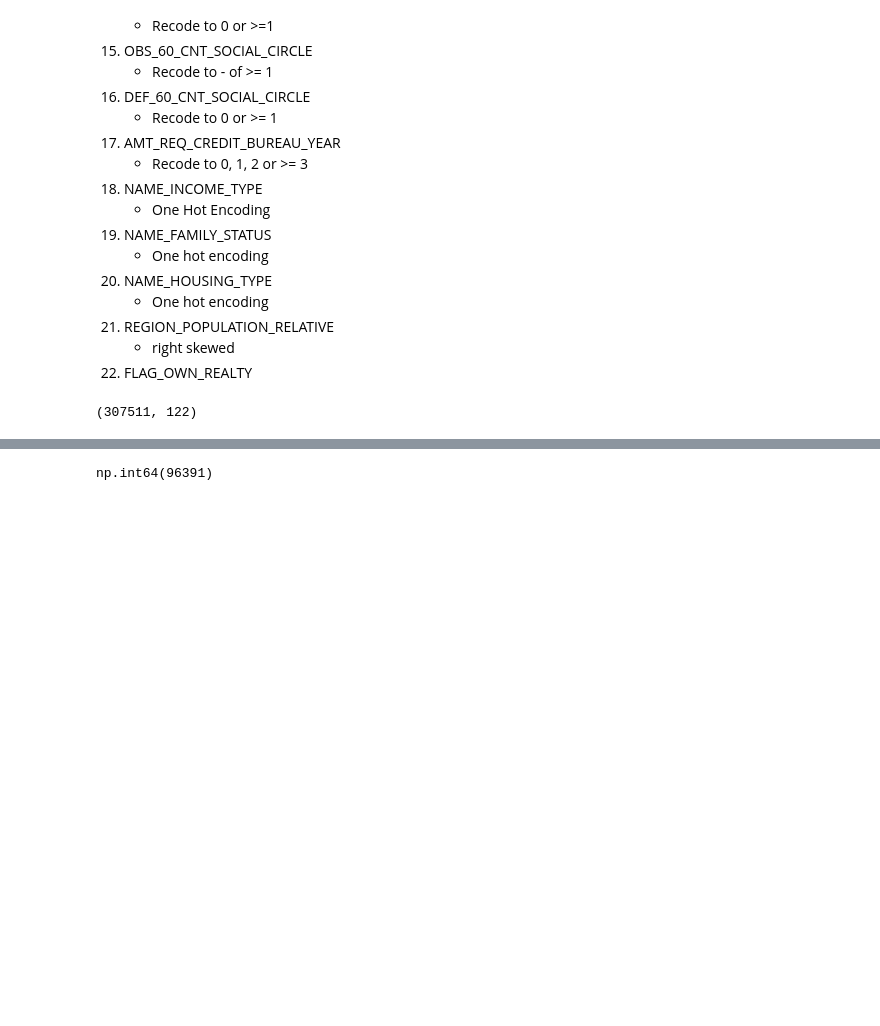
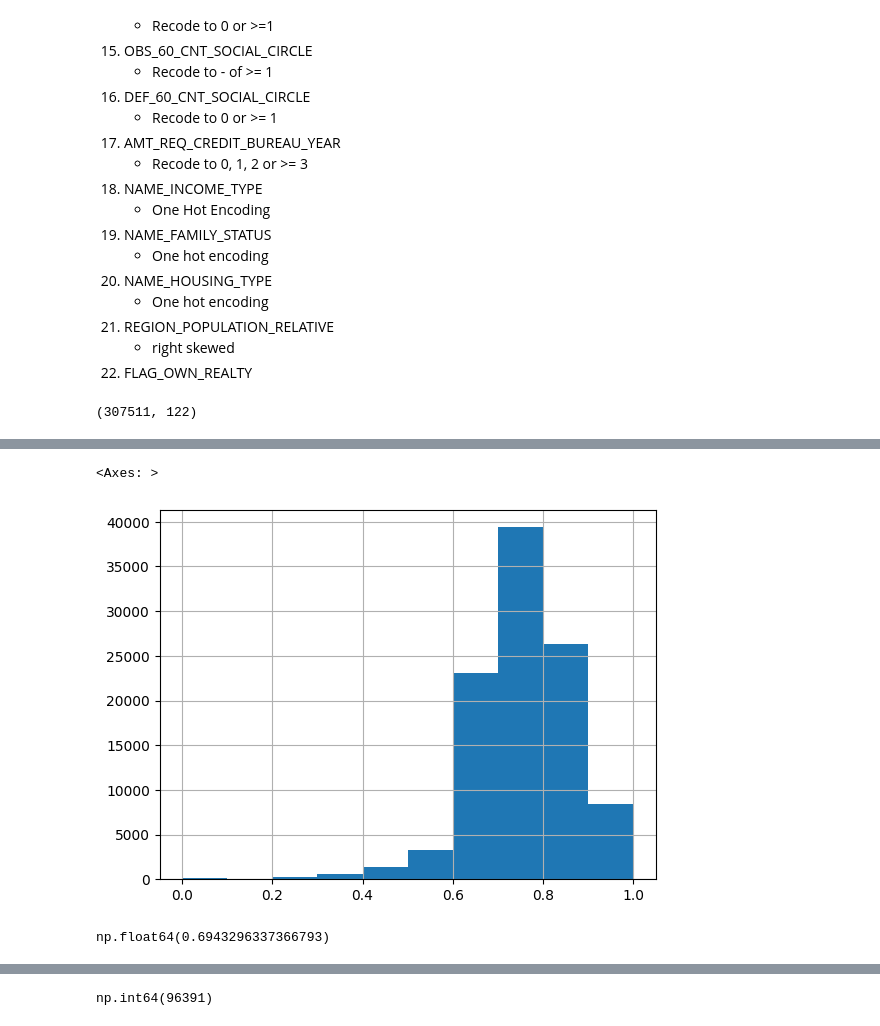
Before and after one commit to caseywhorton/homecredit, a Jupyter notebook: notebooks/preprocessing_model_fit.ipynb, the cells around one changed output, grey strips where cells are left out. Drawn from its saved outputs; the diff is of its cells as text; code cells hidden in the pictures; blank space fills up the shorter version.

```diff
--- a/notebooks/preprocessing_model_fit.ipynb
+++ b/notebooks/preprocessing_model_fit.ipynb
@@ -60,5 +65,5 @@ import numpy as np
 # %%
-df = pd.read_csv('../home-credit-default-risk/application_train.csv')
+df = pd.read_csv('./home-credit-default-risk/application_train.csv')
 df.shape
 # %% [output]
 (307511, 122)
@@ -64,0 +80,10 @@ df.shape
+# %%
+(df['YEARS_BUILD_AVG']).hist()
+# %% [output]
+<Axes: >
+[figure, added]
+# %%
+
+df['NONLIVINGAPARTMENTS_MEDI'].isna().sum() / len(df)
+# %% [output]
+np.float64(0.6943296337366793)
```
Also changed, not shown: parts of 4 cells of this notebook.
